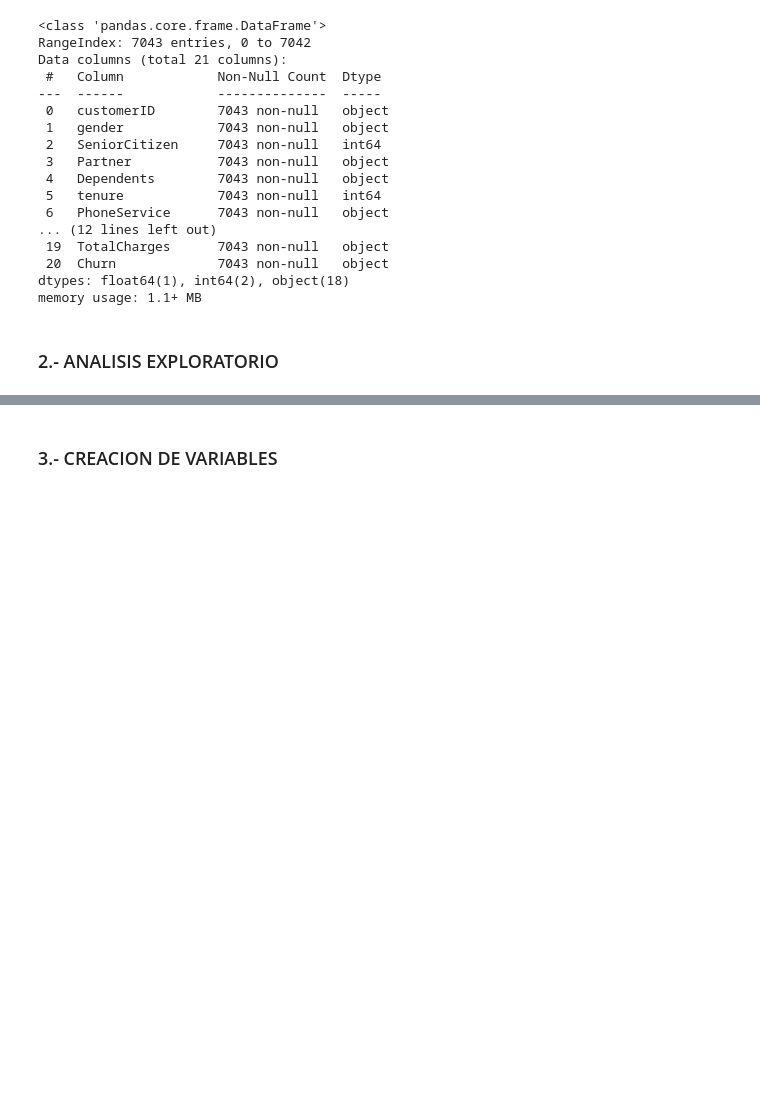
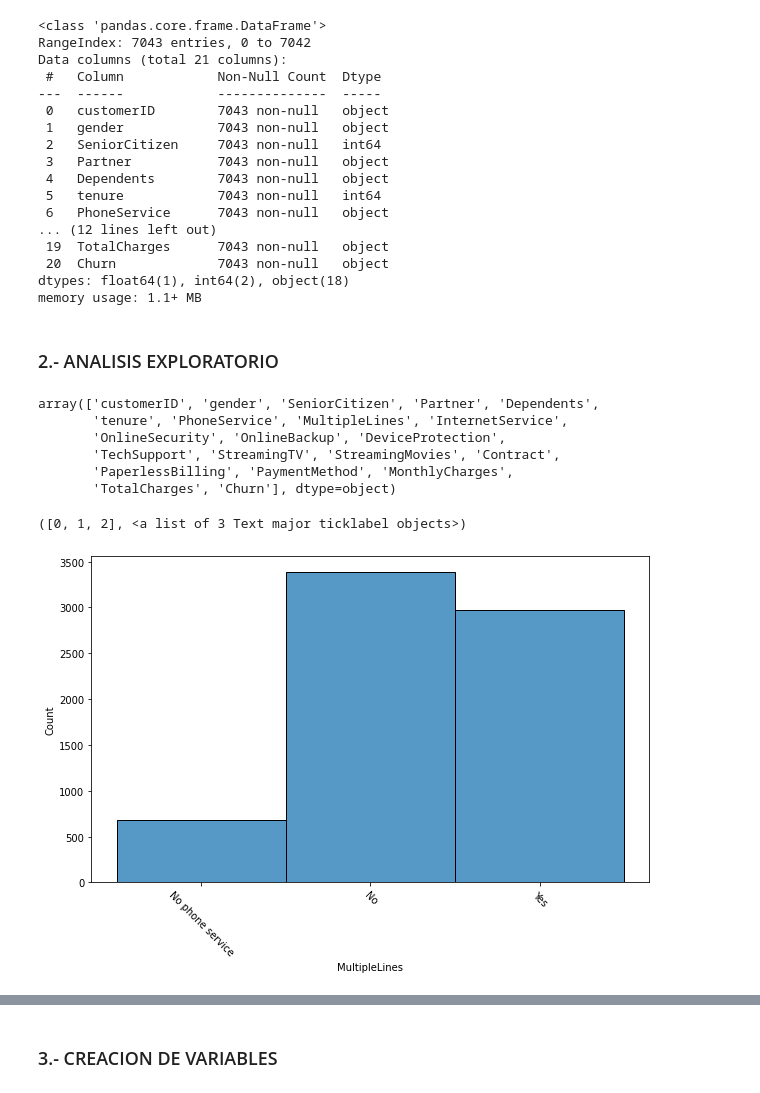
Before and after one commit to DsRaul/Churn_Telecom, a Jupyter notebook: telco_customer_churn.ipynb, the cells around one changed output, grey strips where cells are left out. Saved outputs shown, nothing was run; the diff lists cells and outputs as text; code cells hidden in the pictures; blank space fills up the shorter version.

```diff
--- a/telco_customer_churn.ipynb
+++ b/telco_customer_churn.ipynb
@@ -50,3 +50,19 @@ dtypes: float64(1), int64(2), object(18)
 memory usage: 1.1+ MB
 # %% [markdown]
 ### 2.- ANALISIS EXPLORATORIO
+# %%
+data.columns.values
+# %% [output]
+array(['customerID', 'gender', 'SeniorCitizen', 'Partner', 'Dependents',
+       'tenure', 'PhoneService', 'MultipleLines', 'InternetService',
+       'OnlineSecurity', 'OnlineBackup', 'DeviceProtection',
+       'TechSupport', 'StreamingTV', 'StreamingMovies', 'Contract',
+       'PaperlessBilling', 'PaymentMethod', 'MonthlyCharges',
+       'TotalCharges', 'Churn'], dtype=object)
+# %%
+plt.figure(figsize=(10,6))
+sns.histplot(data['MultipleLines'])
+plt.xticks(rotation = -45)
+# %% [output]
+([0, 1, 2], <a list of 3 Text major ticklabel objects>)
+[figure, added]
```
Also changed, not shown: parts of 13 cells of this notebook.
